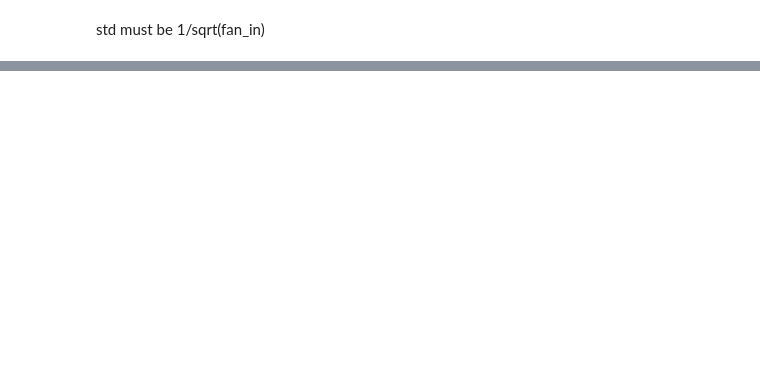
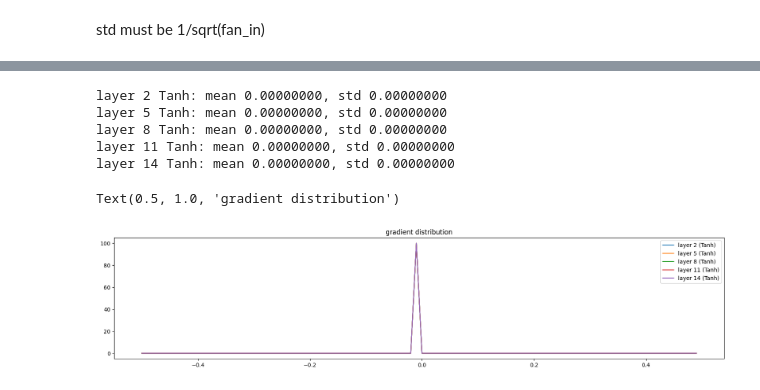
Before and after one commit to Trickshotblaster/batchnorm, a Jupyter notebook: batchnorm.ipynb, the cells around one changed output, grey strips where cells are left out. Drawn from its saved outputs; the diff is of its cells as text; code cells hidden in the pictures; blank space fills up the shorter version.

```diff
--- a/batchnorm.ipynb
+++ b/batchnorm.ipynb
@@ -277,0 +444,20 @@ joelynn.
+# %%
+plt.figure(figsize=(20, 4))
+legends = []
+for i , layer in enumerate(layers[:-1]):
+    if isinstance(layer, Tanh):
+        t = layer.out.grad
+        print(f"layer {i} {layer.__class__.__name__}: mean {t.mean().item():.8f}, std {t.std().item():.8f}")
+        hy, hx = torch.histogram(t, density=True)
+        plt.plot(hx[:-1].detach(), hy.detach())
+        legends.append(f"layer {i} ({layer.__class__.__name__})")
+plt.legend(legends)
+plt.title("gradient distribution")
+# %% [output]
+layer 2 Tanh: mean 0.00000000, std 0.00000000
+layer 5 Tanh: mean 0.00000000, std 0.00000000
+layer 8 Tanh: mean 0.00000000, std 0.00000000
+layer 11 Tanh: mean 0.00000000, std 0.00000000
+layer 14 Tanh: mean 0.00000000, std 0.00000000
+Text(0.5, 1.0, 'gradient distribution')
+[figure, added]
```
Also changed, not shown: parts of 20 cells of this notebook.
